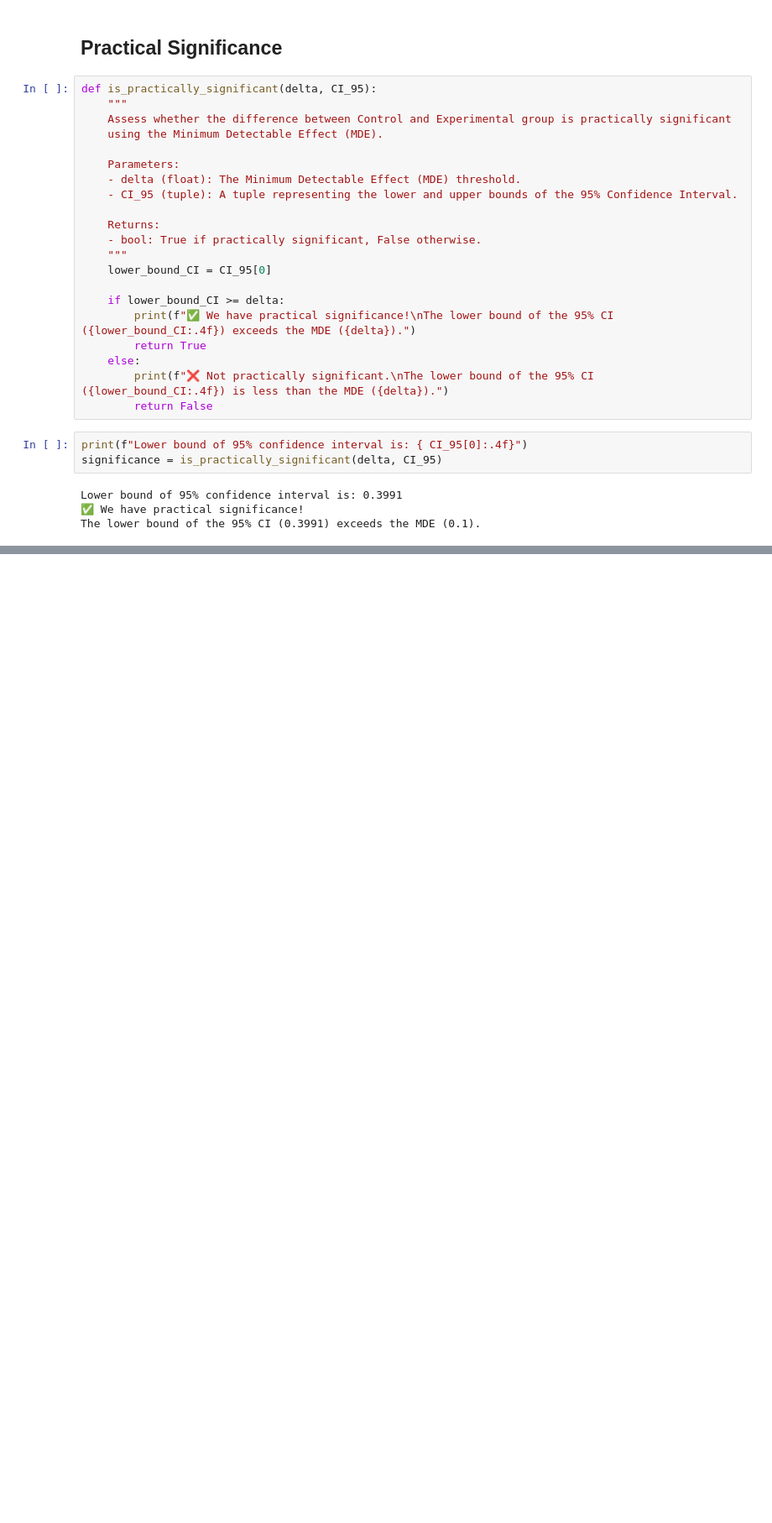
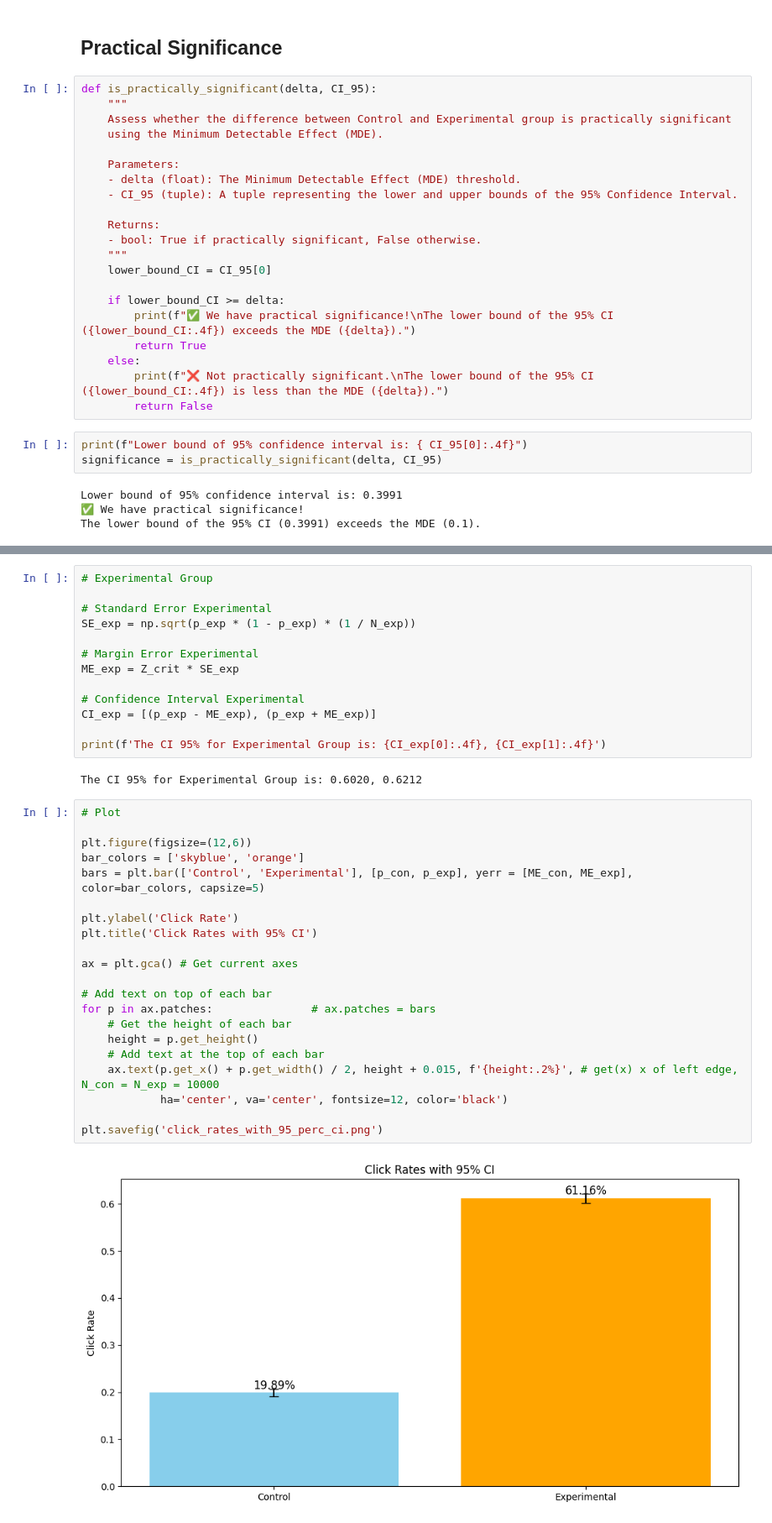
Before and after one commit to PIETRO-ing/ab_test_click_through_rate_analysis, a Jupyter notebook: ab_test_analysis.ipynb, the cells around one changed output, grey strips where cells are left out. Shown: that part at 84% size. Saved outputs shown, nothing was run; the diff lists cells and outputs as text; blank space fills up the shorter version.

Commit message:
added click rates with 95% ci plot

```diff
--- a/ab_test_analysis.ipynb
+++ b/ab_test_analysis.ipynb
@@ -310,0 +332,38 @@ The lower bound of the 95% CI (0.3991) exceeds the MDE (0.1).
+# %%
+# Experimental Group
+
+# Standard Error Experimental
+SE_exp = np.sqrt(p_exp * (1 - p_exp) * (1 / N_exp))
+
+# Margin Error Experimental
+ME_exp = Z_crit * SE_exp
+
+# Confidence Interval Experimental
+CI_exp = [(p_exp - ME_exp), (p_exp + ME_exp)]
+
+print(f'The CI 95% for Experimental Group is: {CI_exp[0]:.4f}, {CI_exp[1]:.4f}')
+# %% [output]
+The CI 95% for Experimental Group is: 0.6020, 0.6212
+# %%
+# Plot
+
+plt.figure(figsize=(12,6))
+bar_colors = ['skyblue', 'orange']
+bars = plt.bar(['Control', 'Experimental'], [p_con, p_exp], yerr = [ME_con, ME_exp], color=bar_colors, capsize=5)
+
+plt.ylabel('Click Rate')
+plt.title('Click Rates with 95% CI')
+
+ax = plt.gca() # Get current axes
+
+# Add text on top of each bar
+for p in ax.patches:               # ax.patches = bars
+    # Get the height of each bar
+    height = p.get_height()
+    # Add text at the top of each bar
+    ax.text(p.get_x() + p.get_width() / 2, height + 0.015, f'{height:.2%}', # get(x) x of left edge, N_con = N_exp = 10000
+            ha='center', va='center', fontsize=12, color='black')
+
+plt.savefig('click_rates_with_95_perc_ci.png')
+# %% [output]
+[figure, added]
```
Also changed, not shown: parts of 3 cells of this notebook, 1 other file.
